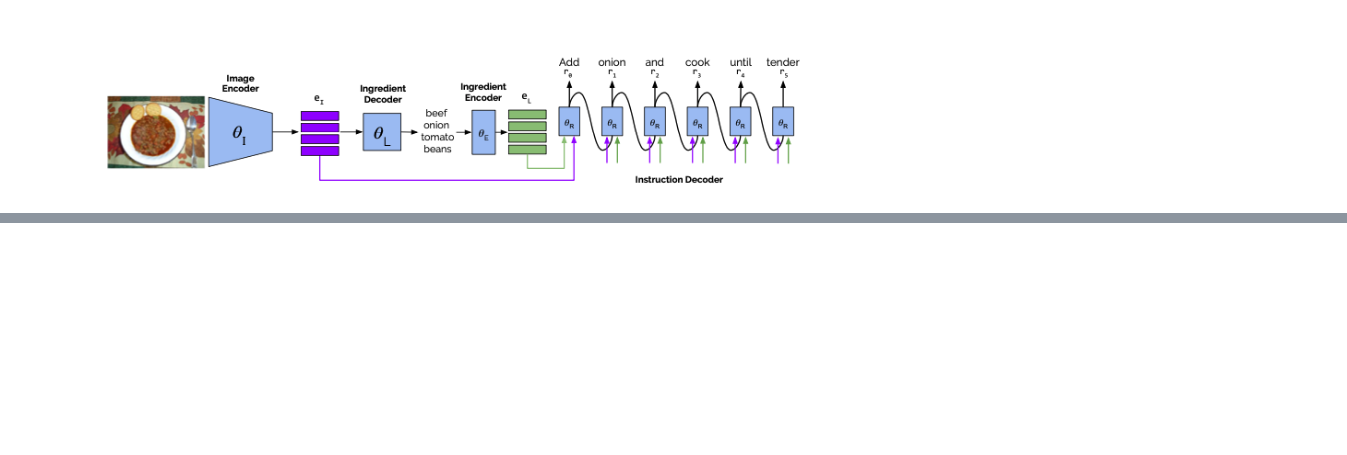
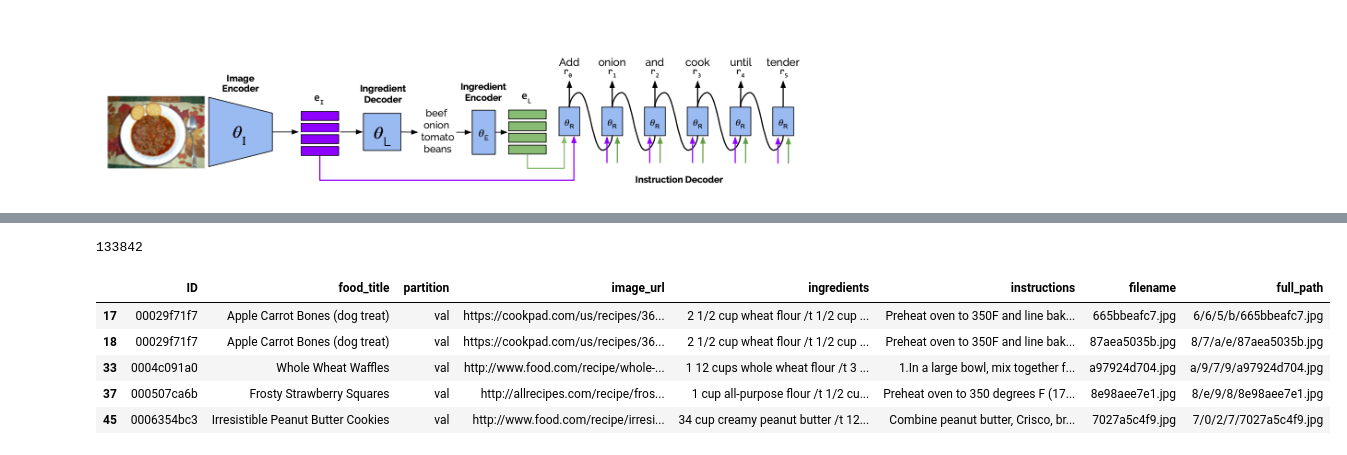
Before and after one commit to ashikshafi08/Recipe1M, a Jupyter notebook: 01_Recipe_Generator_reading_paper.ipynb, the cells around one changed output, grey strips where cells are left out. Saved outputs shown, nothing was run; the diff lists cells and outputs as text; code cells hidden in the pictures; blank space fills up the shorter version.

```diff
--- a/01_Recipe_Generator_reading_paper.ipynb
+++ b/01_Recipe_Generator_reading_paper.ipynb
@@ -82,0 +175,6 @@ The transformer model of this instruction decoder is conditioned jointly on two
+# %%
+# Sample ingredients
+sample_ingredients = val_df['ingredients'].tolist()
+len(sample_ingredients)
+# %% [output]
+133842
@@ -82,0 +184,9 @@ The transformer model of this instruction decoder is conditioned jointly on two
+# %%
+val_df.head()
+# %% [output]
+|  | ID | food_title | partition | image_url | ingredients | instructions | filename | full_path |
+| 17 | 00029f71f7 | Apple Carrot Bones (dog treat) | val | https://cookpad.com/us/recipes/36... | 2 1/2 cup wheat flour /t 1/2 cup ... | Preheat oven to 350F and line bak... | 665bbeafc7.jpg | 6/6/5/b/665bbeafc7.jpg |
+| 18 | 00029f71f7 | Apple Carrot Bones (dog treat) | val | https://cookpad.com/us/recipes/36... | 2 1/2 cup wheat flour /t 1/2 cup ... | Preheat oven to 350F and line bak... | 87aea5035b.jpg | 8/7/a/e/87aea5035b.jpg |
+| 33 | 0004c091a0 | Whole Wheat Waffles | val | http://www.food.com/recipe/whole-... | 1 12 cups whole wheat flour /t 3 ... | 1.In a large bowl, mix together f... | a97924d704.jpg | a/9/7/9/a97924d704.jpg |
+| 37 | 000507ca6b | Frosty Strawberry Squares | val | http://allrecipes.com/recipe/fros... | 1 cup all-purpose flour /t 1/2 cu... | Preheat oven to 350 degrees F (17... | 8e98aee7e1.jpg | 8/e/9/8/8e98aee7e1.jpg |
+| 45 | 0006354bc3 | Irresistible Peanut Butter Cookies | val | http://www.food.com/recipe/irresi... | 34 cup creamy peanut butter /t 12... | Combine peanut butter, Crisco, br... | 7027a5c4f9.jpg | 7/0/2/7/7027a5c4f9.jpg |
```
Also changed, not shown: parts of 26 cells of this notebook.
